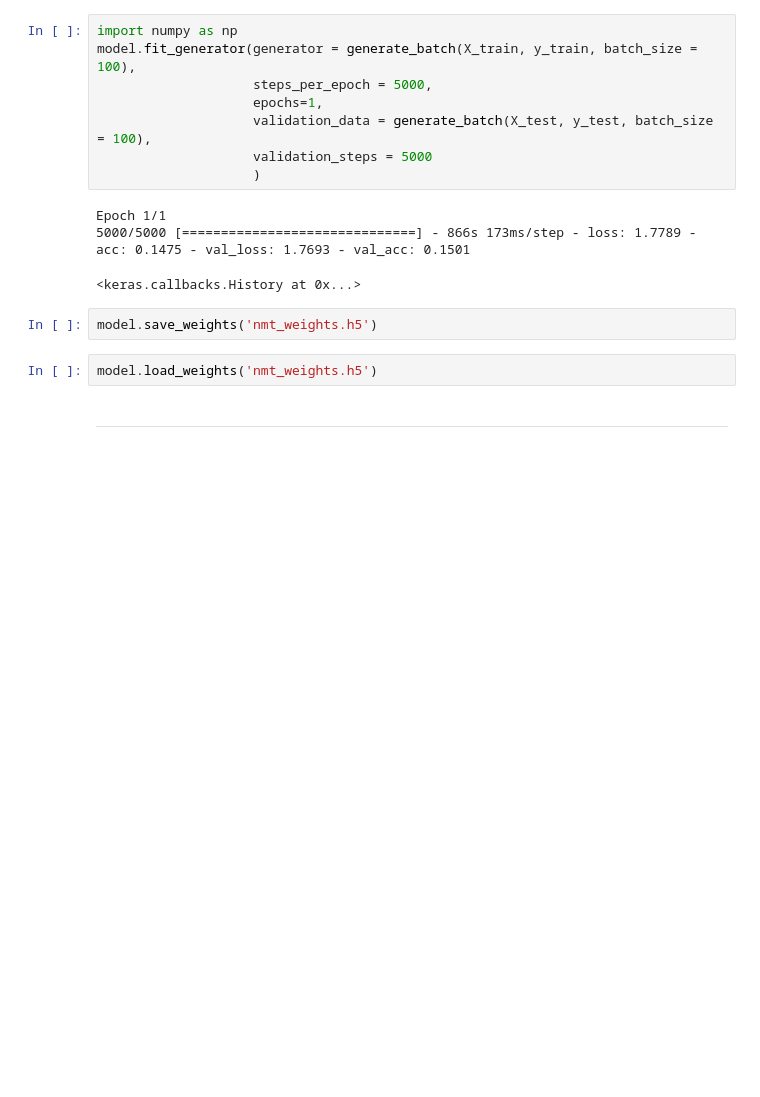
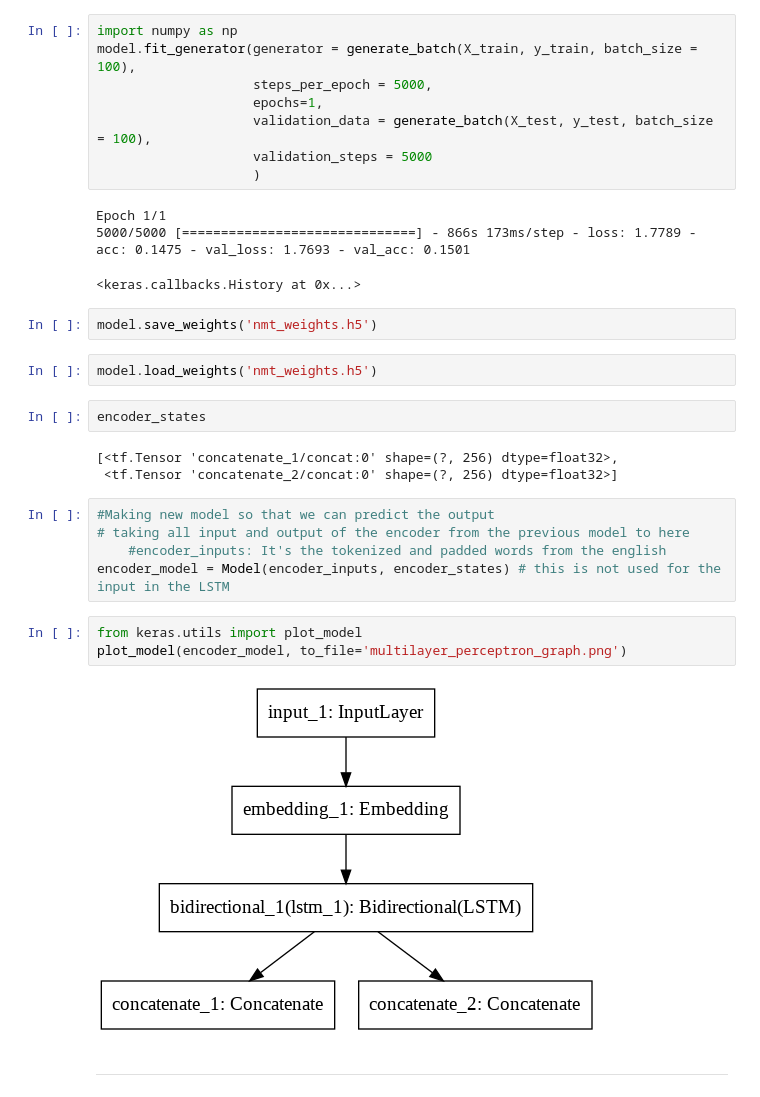
Before and after one commit to yatindma/Language-Translator, a Jupyter notebook: English_To_French.ipynb, the cells around one changed output. Drawn from its saved outputs; the diff is of its cells as text; blank space fills up the shorter version.

```diff
--- a/English_To_French.ipynb
+++ b/English_To_French.ipynb
@@ -242,6 +226,21 @@ Epoch 1/1
 model.save_weights('nmt_weights.h5')
 # %%
 model.load_weights('nmt_weights.h5')
+# %%
+encoder_states
+# %% [output]
+[<tf.Tensor 'concatenate_1/concat:0' shape=(?, 256) dtype=float32>,
+ <tf.Tensor 'concatenate_2/concat:0' shape=(?, 256) dtype=float32>]
+# %%
+#Making new model so that we can predict the output
+# taking all input and output of the encoder from the previous model to here
+    #encoder_inputs: It's the tokenized and padded words from the english
+encoder_model = Model(encoder_inputs, encoder_states) # this is not used for the input in the LSTM
+# %%
+from keras.utils import plot_model
+plot_model(encoder_model, to_file='multilayer_perceptron_graph.png')
+# %% [output]
+[figure, added]
 # %% [markdown]
 ___
 # %%
```
Also changed, not shown: parts of 5 cells of this notebook.
